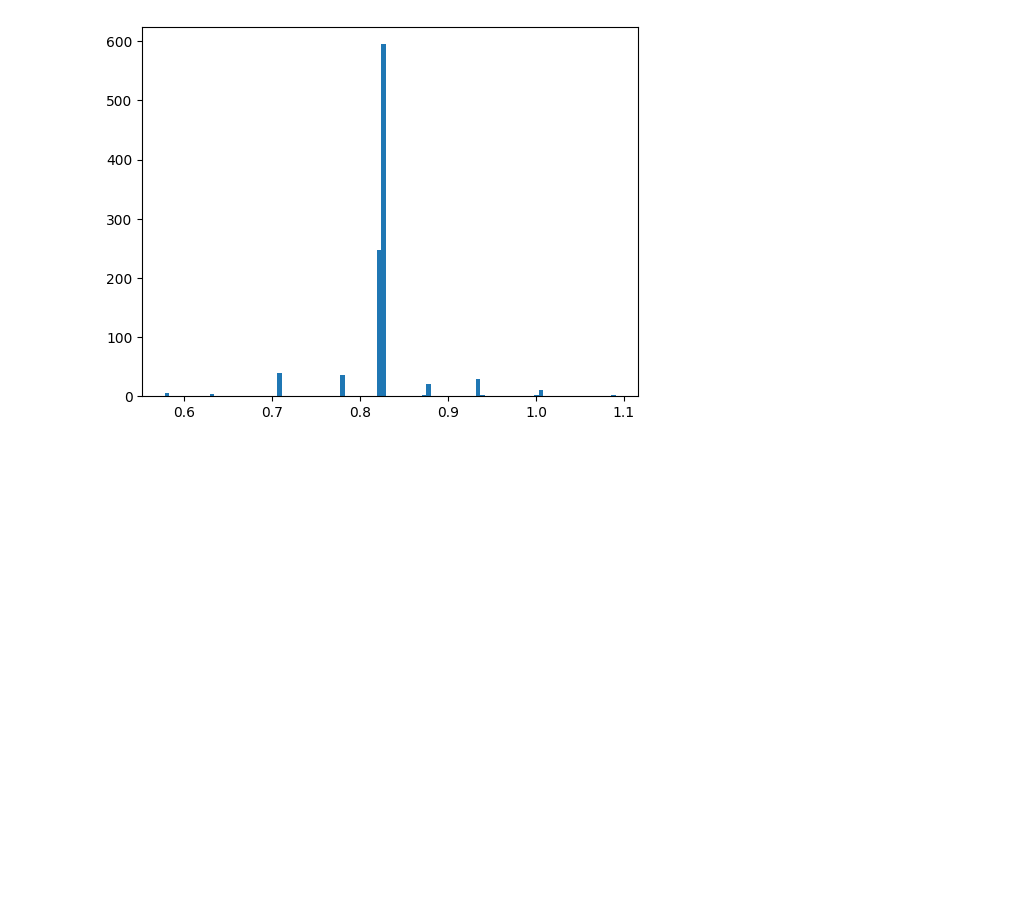
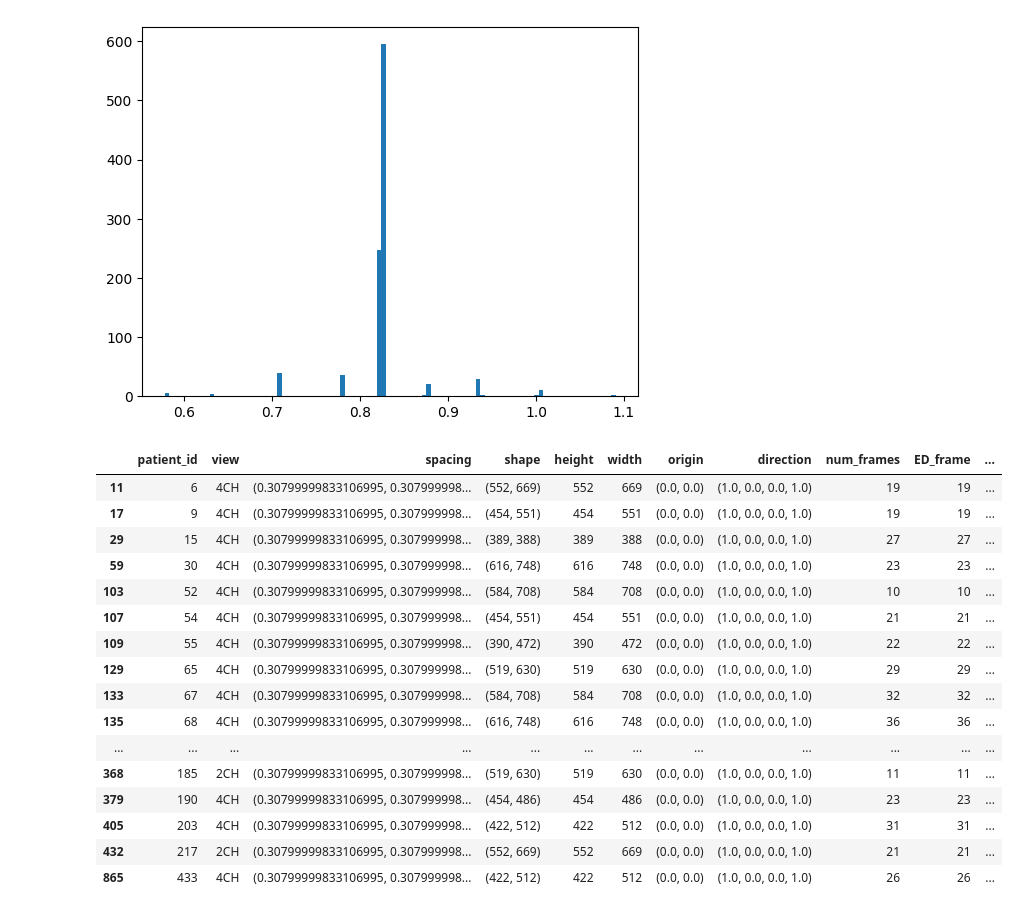
Before and after one commit to eriksalv/mamba-mic, a Jupyter notebook: notebooks/camus-eda.ipynb, the cells around one changed output. Cells and saved outputs as stored; diff of their text form; code cells hidden in the pictures; blank space fills up the shorter version.

```diff
--- a/notebooks/camus-eda.ipynb
+++ b/notebooks/camus-eda.ipynb
@@ -272,3 +273,23 @@ plt.show()
 # %% [output]
 0.8241626823314557
 [figure]
+# %%
+stats[(stats["ES_frame"] != stats["num_frames"])]
+# %% [output]
+|  | patient_id | view | spacing | shape | height | width | origin | direction | num_frames | ED_frame | ... |
+| 11 | 6 | 4CH | (0.30799999833106995, 0.307999998... | (552, 669) | 552 | 669 | (0.0, 0.0) | (1.0, 0.0, 0.0, 1.0) | 19 | 19 | ... |
+| 17 | 9 | 4CH | (0.30799999833106995, 0.307999998... | (454, 551) | 454 | 551 | (0.0, 0.0) | (1.0, 0.0, 0.0, 1.0) | 19 | 19 | ... |
+| 29 | 15 | 4CH | (0.30799999833106995, 0.307999998... | (389, 388) | 389 | 388 | (0.0, 0.0) | (1.0, 0.0, 0.0, 1.0) | 27 | 27 | ... |
+| 59 | 30 | 4CH | (0.30799999833106995, 0.307999998... | (616, 748) | 616 | 748 | (0.0, 0.0) | (1.0, 0.0, 0.0, 1.0) | 23 | 23 | ... |
+| 103 | 52 | 4CH | (0.30799999833106995, 0.307999998... | (584, 708) | 584 | 708 | (0.0, 0.0) | (1.0, 0.0, 0.0, 1.0) | 10 | 10 | ... |
+| 107 | 54 | 4CH | (0.30799999833106995, 0.307999998... | (454, 551) | 454 | 551 | (0.0, 0.0) | (1.0, 0.0, 0.0, 1.0) | 21 | 21 | ... |
+| 109 | 55 | 4CH | (0.30799999833106995, 0.307999998... | (390, 472) | 390 | 472 | (0.0, 0.0) | (1.0, 0.0, 0.0, 1.0) | 22 | 22 | ... |
+| 129 | 65 | 4CH | (0.30799999833106995, 0.307999998... | (519, 630) | 519 | 630 | (0.0, 0.0) | (1.0, 0.0, 0.0, 1.0) | 29 | 29 | ... |
+| 133 | 67 | 4CH | (0.30799999833106995, 0.307999998... | (584, 708) | 584 | 708 | (0.0, 0.0) | (1.0, 0.0, 0.0, 1.0) | 32 | 32 | ... |
+| 135 | 68 | 4CH | (0.30799999833106995, 0.307999998... | (616, 748) | 616 | 748 | (0.0, 0.0) | (1.0, 0.0, 0.0, 1.0) | 36 | 36 | ... |
+| ... | ... | ... | ... | ... | ... | ... | ... | ... | ... | ... | ... |
+| 368 | 185 | 2CH | (0.30799999833106995, 0.307999998... | (519, 630) | 519 | 630 | (0.0, 0.0) | (1.0, 0.0, 0.0, 1.0) | 11 | 11 | ... |
+| 379 | 190 | 4CH | (0.30799999833106995, 0.307999998... | (454, 486) | 454 | 486 | (0.0, 0.0) | (1.0, 0.0, 0.0, 1.0) | 23 | 23 | ... |
+| 405 | 203 | 4CH | (0.30799999833106995, 0.307999998... | (422, 512) | 422 | 512 | (0.0, 0.0) | (1.0, 0.0, 0.0, 1.0) | 31 | 31 | ... |
+| 432 | 217 | 2CH | (0.30799999833106995, 0.307999998... | (552, 669) | 552 | 669 | (0.0, 0.0) | (1.0, 0.0, 0.0, 1.0) | 21 | 21 | ... |
+| 865 | 433 | 4CH | (0.30799999833106995, 0.307999998... | (422, 512) | 422 | 512 | (0.0, 0.0) | (1.0, 0.0, 0.0, 1.0) | 26 | 26 | ... |
```
Also changed, not shown: parts of 8 cells of this notebook, 11 other files.
